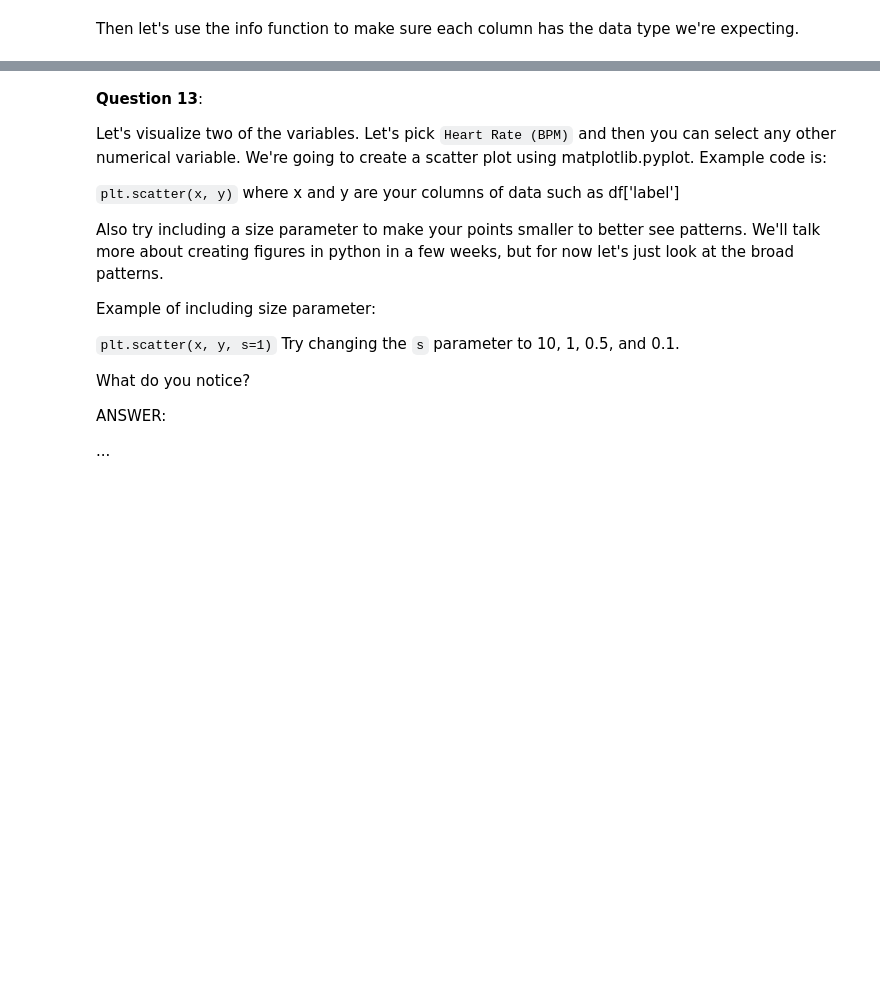
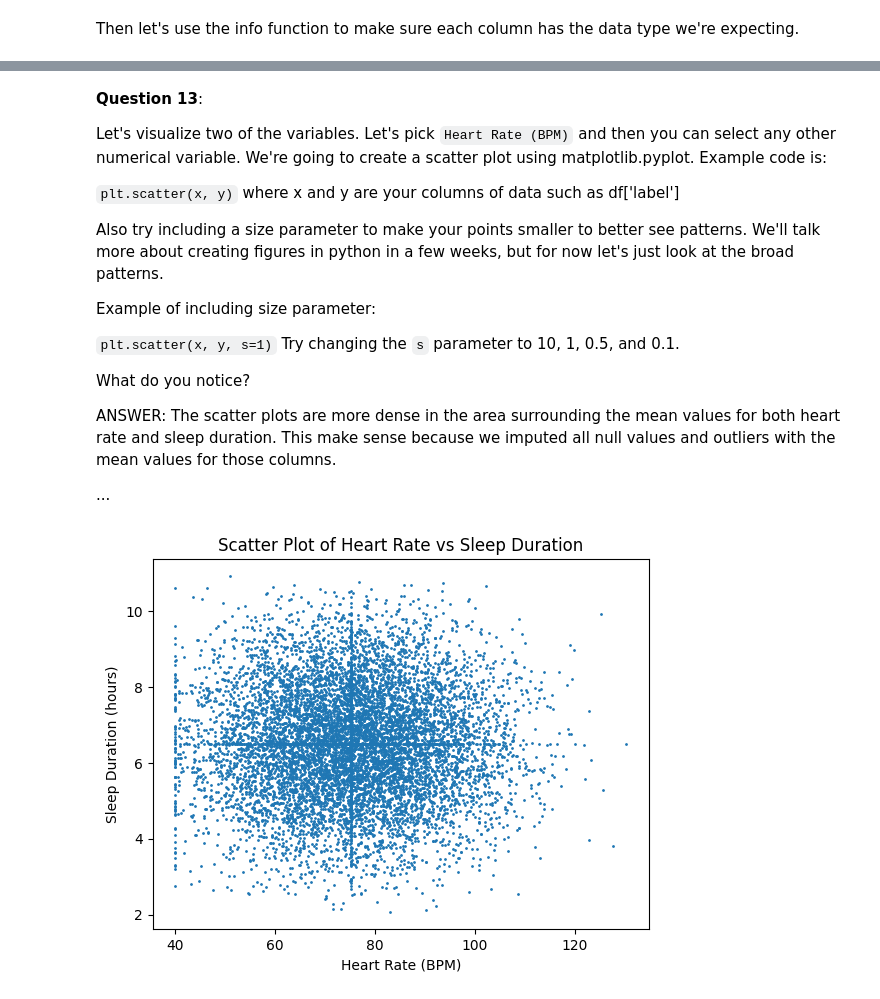
Before and after one commit to BMC-Intersectional-Data-Feminism/exercise-2-data-cleaning-and-analysis-mahaattique, a Jupyter notebook: exercise2.ipynb, the cells around one changed output, grey strips where cells are left out. Saved outputs shown, nothing was run; the diff lists cells and outputs as text; code cells hidden in the pictures; blank space fills up the shorter version.

```diff
--- a/exercise2.ipynb
+++ b/exercise2.ipynb
@@ -357,0 +399,8 @@ check('tests/q8.py')
+# %%
+minSleep = float(smartwatch_sleep['Sleep Duration (hours)'].min())
+
+maxSleep = float(smartwatch_sleep['Sleep Duration (hours)'].max())
+
+meanSleep = float(smartwatch_sleep['Sleep Duration (hours)'].mean())
+
+minSleep, maxSleep, meanSleep
@@ -397,0 +511,10 @@ smartwatch_stress
+# %%
+## cell to deal with 'Very High' value
+veryHighStress = smartwatch_updated_sleep[smartwatch_updated_sleep['Stress Level'] == 'Very High']
+len(veryHighStress)
+smartwatch_updated_sleep['Stress Level'] = smartwatch_updated_sleep['Stress Level'].replace('Very High', None)
+smartwatch_updated_sleep['Stress Level'] = pd.to_numeric(smartwatch_updated_sleep['Stress Level'], errors='coerce')
+
+smartwatch_stress = smartwatch_updated_sleep
+
+smartwatch_stress
@@ -411,20 +551,20 @@ What do you notice? There are several values that could and should be combined b
 `Sedentary` = `3`
 # %%
 ## Highly Active
-highlyActive = smartwatch_stress[(smartwatch_stress['Activity Level'] == ...) | (smartwatch_stress['Activity Level'] == ...)]  ## Pull out rows for two unique values matching highly active
-highlyActive['Activity Level'] = ...  ## Reset the text in the column to either 'Highly Active'
-highlyActive['NumActivity'] = ... ## set the number for the numerical value
+highlyActive = smartwatch_stress[(smartwatch_stress['Activity Level'] == 'Highly Active') | (smartwatch_stress['Activity Level'] == 'Highly_Active')]  ## Pull out rows for two unique values matching highly active
+highlyActive['Activity Level'] = 'Highly Active'  ## Reset the text in the column to either 'Highly Active'
+highlyActive['NumActivity'] = 1 ## set the number for the numerical value
 
 
 ## Active
-active = ...
-...
-...
+active = smartwatch_stress[(smartwatch_stress['Activity Level'] == 'Active') | (smartwatch_stress['Activity Level'] == 'Actve')]
+active['Activity Level'] = 'Active'
+active['NumActivity'] = 2
 
 ## Sedentary
-sedentary = ...
-...
-...
+sedentary = smartwatch_stress[(smartwatch_stress['Activity Level'] == 'Sedentary') | (smartwatch_stress['Activity Level'] == 'Seddentary')]
+sedentary['Activity Level'] = 'Sedentary'
+sedentary['NumActivity'] = 3
 
 final_table = pd.concat([highlyActive, active, sedentary, smartwatch_stress[smartwatch_stress['Activity Level'].isnull()]])
 final_table
@@ -451,6 +648,6 @@ Example of including size parameter:
 
 What do you notice?
 
-ANSWER:
+ANSWER: The scatter plots are more dense in the area surrounding the mean values for both heart rate and sleep duration. This make sense because we imputed all null values and outliers with the mean values for those columns.
 
 ...
@@ -459,3 +654,14 @@ ANSWER:
+# %%
+x = final_table['Heart Rate (BPM)']
+y = final_table['Sleep Duration (hours)']
+
+plt.scatter(x, y, s=1)
+plt.ylabel('Sleep Duration (hours)')
+plt.xlabel('Heart Rate (BPM)')
+plt.title('Scatter Plot of Heart Rate vs Sleep Duration')
+plt.show()
+# %% [output]
+[figure, added]
 # %% [markdown]
 **Question 14**:
 
```
Also changed, not shown: parts of 35 cells of this notebook, 1 other file.
